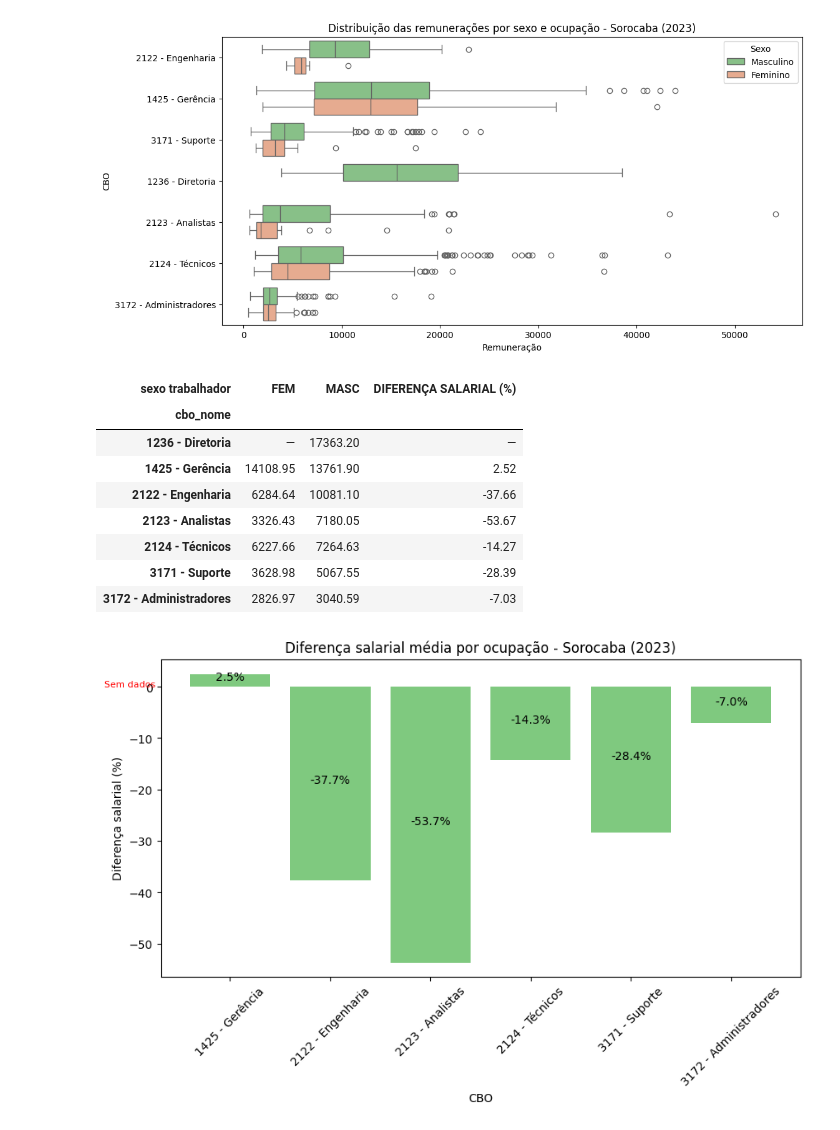
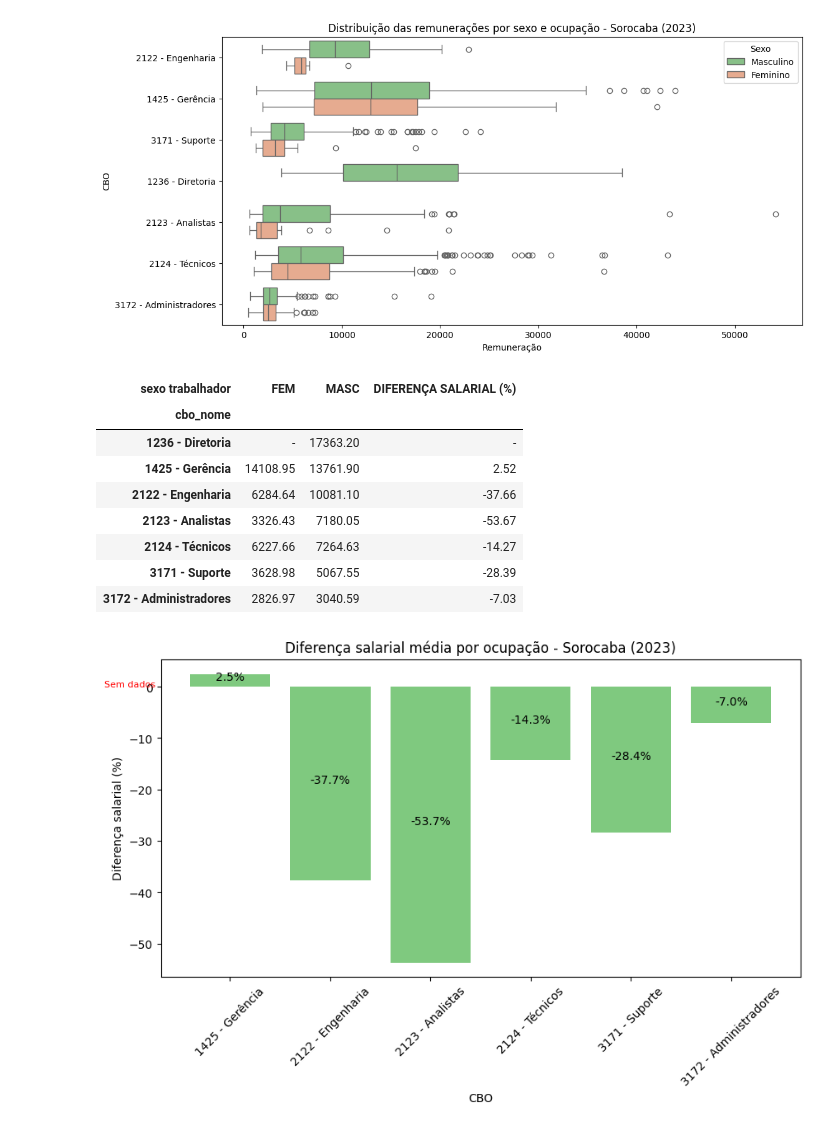
Before and after one commit to ricardo-gmarques/estagio, a Jupyter notebook: analise_rais2023_sorocaba.ipynb, the cells around one changed output. Saved outputs shown, nothing was run; the diff lists cells and outputs as text; code cells hidden in the pictures.

```diff
--- a/analise_rais2023_sorocaba.ipynb
+++ b/analise_rais2023_sorocaba.ipynb
@@ -354,14 +354,37 @@ plt.show()
 # %%
 # 6.9.4 - Média salarial por sexo e ocupação - Sorocaba
 
+tabela_cbo_media_sor = (
+    df_sorocaba.groupby(['cbo_nome', 'sexo trabalhador'])['vl remun média nom']
+    .mean()
+    .unstack()
+)
+
+tabela_cbo_media_sor = tabela_cbo_media_sor.rename(columns={
+    'Feminino': 'FEM',
+    'Masculino': 'MASC'
+})
+
+tabela_cbo_media_sor['DIFERENÇA SALARIAL (%)'] = (
+    (
+        tabela_cbo_media_sor['FEM']
+        - tabela_cbo_media_sor['MASC']
+    )
+    / tabela_cbo_media_sor['MASC']
+) * 100
+
+tabela_cbo_media_sor = tabela_cbo_media_sor.round(2)
+
+tabela_cbo_media_sor
+
 tabela_cbo_media_exibir = tabela_cbo_media_sor.copy()
-tabela_cbo_media_exibir = tabela_cbo_media_exibir.fillna('—')
+tabela_cbo_media_exibir = tabela_cbo_media_exibir.fillna('-')
 
 tabela_cbo_media_exibir
 # %% [output]
 | sexo trabalhador | FEM | MASC | DIFERENÇA SALARIAL (%) |
 | cbo_nome |  |  |  |
-| 1236 - Diretoria | — | 17363.20 | — |
+| 1236 - Diretoria | - | 17363.20 | - |
 | 1425 - Gerência | 14108.95 | 13761.90 | 2.52 |
 | 2122 - Engenharia | 6284.64 | 10081.10 | -37.66 |
 | 2123 - Analistas | 3326.43 | 7180.05 | -53.67 |
```
Also changed, not shown: parts of 14 cells of this notebook.
